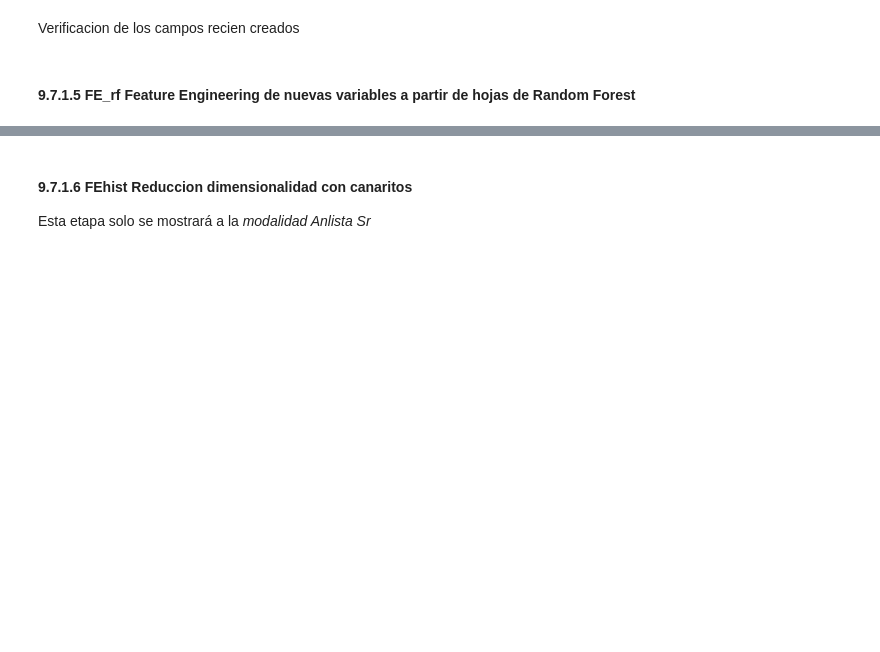
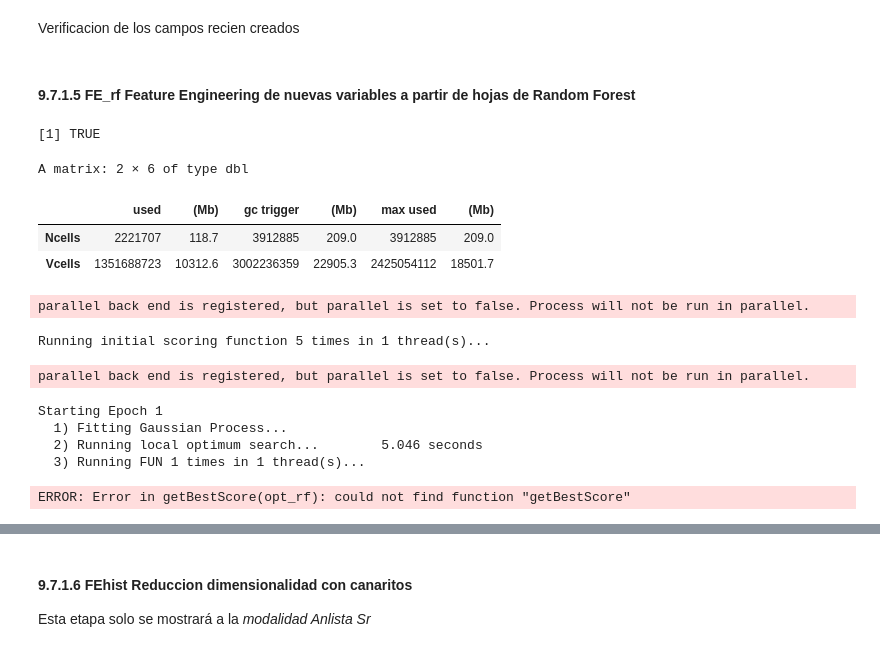
Before and after one commit to exequielherrera-git/labo2025ba, a Jupyter notebook: src/workflows/experimentos/z950_WorkFlow_01_senior_9502.ipynb, the cells around one changed output, grey strips where cells are left out. Saved outputs shown, nothing was run; the diff lists cells and outputs as text; code cells hidden in the pictures; blank space fills up the shorter version.

```diff
--- a/src/workflows/experimentos/z950_WorkFlow_01_senior_9502.ipynb
+++ b/src/workflows/experimentos/z950_WorkFlow_01_senior_9502.ipynb
@@ -1109,15 +1106,29 @@ PARAM$FE_rf$lgb_param$num_iterations          <- PARAM$FE_rf$arbolitos
 PARAM$FE_rf$lgb_param$num_leaves              <- PARAM$FE_rf$hojas_por_arbol
 PARAM$FE_rf$lgb_param$min_data_in_leaf        <- PARAM$FE_rf$datos_por_hoja
 PARAM$FE_rf$lgb_param$feature_fraction_bynode <- PARAM$FE_rf$mtry_ratio
+# %%
+#--------------------------------------------------------
+# ELIMINO ARCHIVO DE LOG
+#--------------------------------------------------------
+log_file <- "BO_RandomForest.txt"
+if (file.exists(log_file)) file.remove(log_file)
+# %% [output]
+[1] TRUE
 # %%
 #--------------------------------------------------------
-# FUNCIÓN OBJETIVO PARA LA OPTIMIZACIÓN BAYESIANA (ROBUSTA Y LOGGEADA)
+# FUNCIÓN OPTIMIZACIÓN BAYESIANA para RANDOM FOREST
 #--------------------------------------------------------
 Bayes_Feature_RF <- function(arbolitos, hojas, datos_hoja, mtry) {
 
-  PARAM$FE_rf$arbolitos       <- as.integer(arbolitos)
-  PARAM$FE_rf$hojas_por_arbol <- as.integer(hojas)
-  PARAM$FE_rf$datos_por_hoja  <- as.integer(datos_hoja)
+  # Asegurar tipos correctos
+  arbolitos  <- as.integer(round(arbolitos))
+  hojas      <- as.integer(round(hojas))
+  datos_hoja <- as.integer(round(datos_hoja))
+  mtry       <- as.numeric(mtry)
+
+  PARAM$FE_rf$arbolitos       <- arbolitos
+  PARAM$FE_rf$hojas_por_arbol <- hojas
+  PARAM$FE_rf$datos_por_hoja  <- datos_hoja
   PARAM$FE_rf$mtry_ratio      <- mtry
 
   cat("\n============================\n")
@@ -1237,33 +1248,30 @@ bounds_RF <- list(
 # %%
 #--------------------------------------------------------
 # OPTIMIZACIÓN BAYESIANA DE PARÁMETROS
 #--------------------------------------------------------
 gc(verbose = FALSE)
 set.seed(PARAM$semilla_primigenia)
 
+# Ejecutar bayesOpt usando ese punto inicial
 opt_rf <- bayesOpt(
   FUN = Bayes_Feature_RF,
   bounds = bounds_RF,
-  initPoints = 6,
-  iters.n = 20,
+  initPoints = 5,        # solo 5 iteraciones iniciales
+  iters.n = 2,           # solo 4 iteraciones más (para probar)
   acq = "ei",
   verbose = 1,
   errorHandling = "continue"
 )
-
-#--------------------------------------------------------
-# RESULTADOS DE LA OPTIMIZACIÓN
-#--------------------------------------------------------
-best_params <- getBestPars(opt_rf)
-best_score  <- getBestScore(opt_rf)
-
-print(best_params)
-cat("AUC máximo alcanzado:", best_score, "\n")
-
-#--------------------------------------------------------
-# ACTUALIZO PARAM$FE_rf CON LOS MEJORES VALORES
-#--------------------------------------------------------
-PARAM$FE_rf$arbolitos       <- as.integer(best_params$arbolitos)
-PARAM$FE_rf$hojas_por_arbol <- as.integer(best_params$hojas)
-PARAM$FE_rf$datos_por_hoja  <- as.integer(best_params$datos_hoja)
-PARAM$FE_rf$mtry_ratio      <- best_params$mtry
+# %% [output]
+A matrix: 2 × 6 of type dbl
+|  | used | (Mb) | gc trigger | (Mb) | max used | (Mb) |
+| Ncells | 2221707 | 118.7 | 3912885 | 209.0 | 3912885 | 209.0 |
+| Vcells | 1351688723 | 10312.6 | 3002236359 | 22905.3 | 2425054112 | 18501.7 |
+parallel back end is registered, but parallel is set to false. Process will not be run in parallel.
+Running initial scoring function 5 times in 1 thread(s)...
+parallel back end is registered, but parallel is set to false. Process will not be run in parallel.
+Starting Epoch 1
+  1) Fitting Gaussian Process...
+  2) Running local optimum search...        5.046 seconds
+  3) Running FUN 1 times in 1 thread(s)...
+ERROR: Error in getBestScore(opt_rf): could not find function "getBestScore"
```
Also changed, not shown: parts of 6 cells of this notebook.
